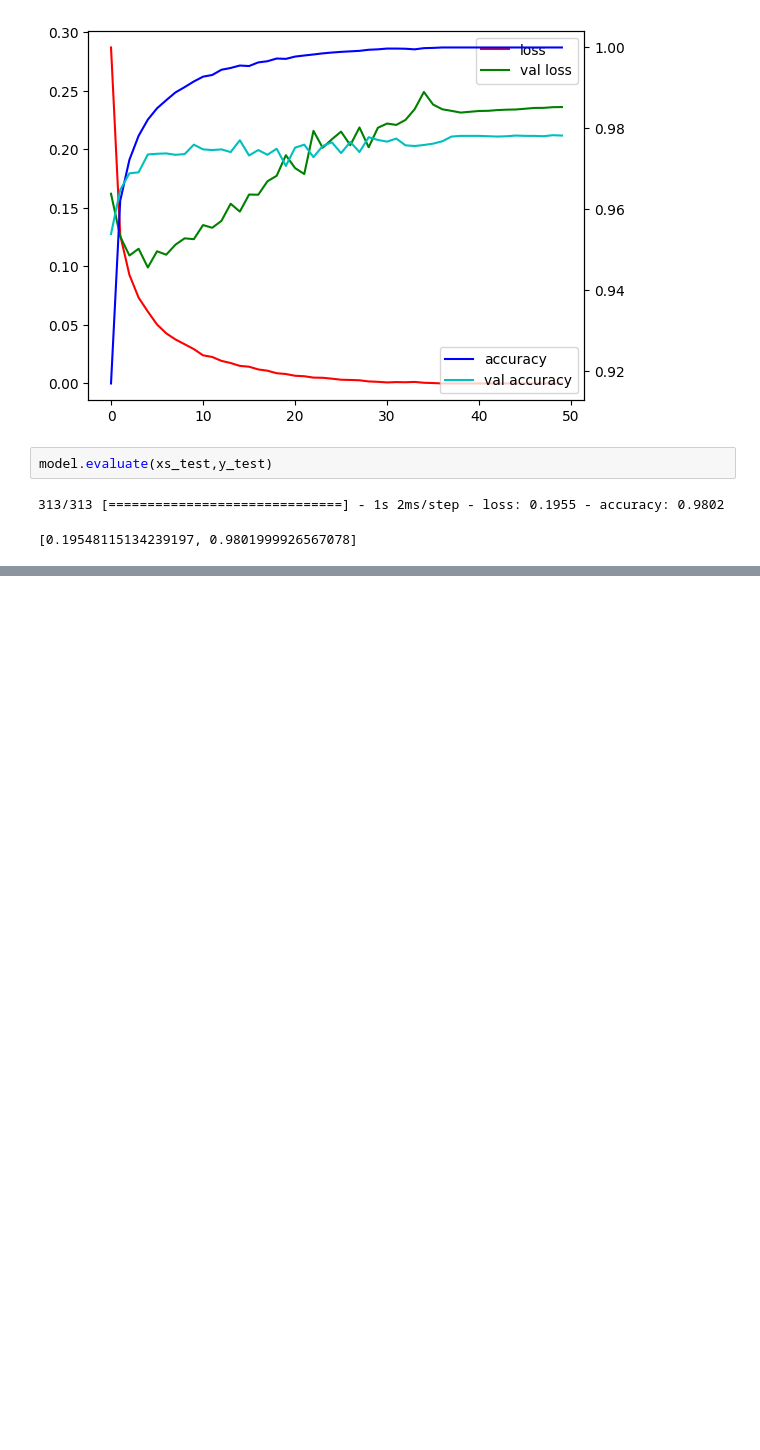
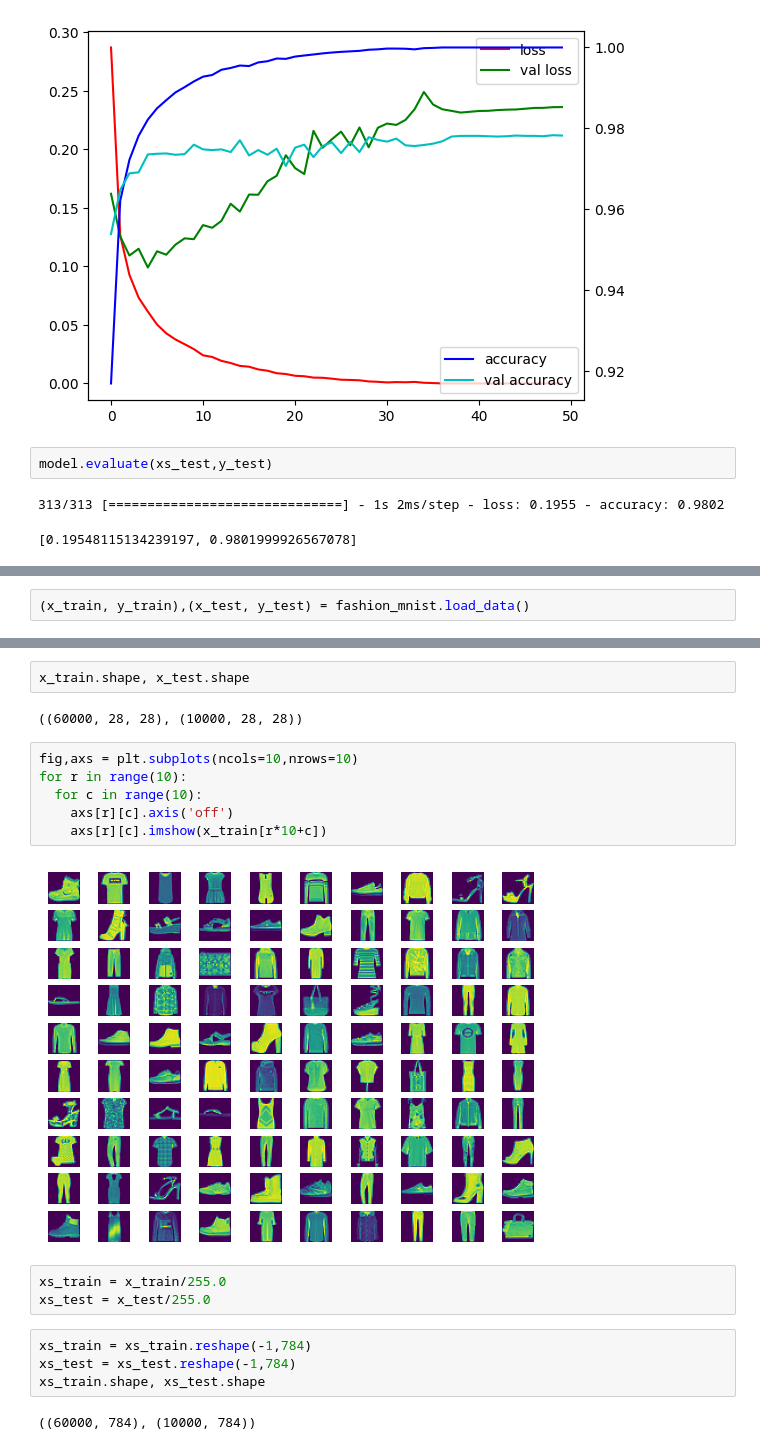
Before and after one commit to ehpub/KFQ_MLDL_2023, a Jupyter notebook: 2023_kfq_머신러닝딥러닝_딥러닝_시작하기.ipynb, the cells around one changed output, grey strips where cells are left out. Saved outputs shown, nothing was run; the diff lists cells and outputs as text; blank space fills up the shorter version.

```diff
--- a/2023_kfq_머신러닝딥러닝_딥러닝_시작하기.ipynb
+++ b/2023_kfq_머신러닝딥러닝_딥러닝_시작하기.ipynb
@@ -196,0 +196,2 @@ model.evaluate(xs_test,y_test)
+# %%
+(x_train, y_train),(x_test, y_test) = fashion_mnist.load_data()
@@ -196,0 +207,21 @@ model.evaluate(xs_test,y_test)
+# %%
+x_train.shape, x_test.shape
+# %% [output]
+((60000, 28, 28), (10000, 28, 28))
+# %%
+fig,axs = plt.subplots(ncols=10,nrows=10)
+for r in range(10):
+  for c in range(10):
+    axs[r][c].axis('off')
+    axs[r][c].imshow(x_train[r*10+c])
+# %% [output]
+[figure, added]
+# %%
+xs_train = x_train/255.0
+xs_test = x_test/255.0
+# %%
+xs_train = xs_train.reshape(-1,784)
+xs_test = xs_test.reshape(-1,784)
+xs_train.shape, xs_test.shape
+# %% [output]
+((60000, 784), (10000, 784))
```
Also changed, not shown: parts of 11 cells of this notebook.
